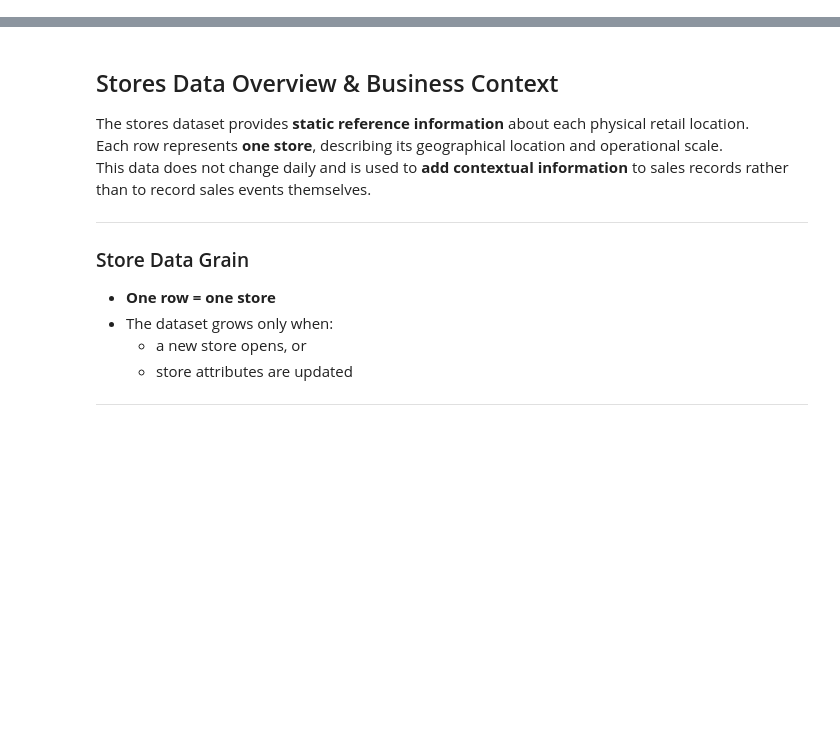
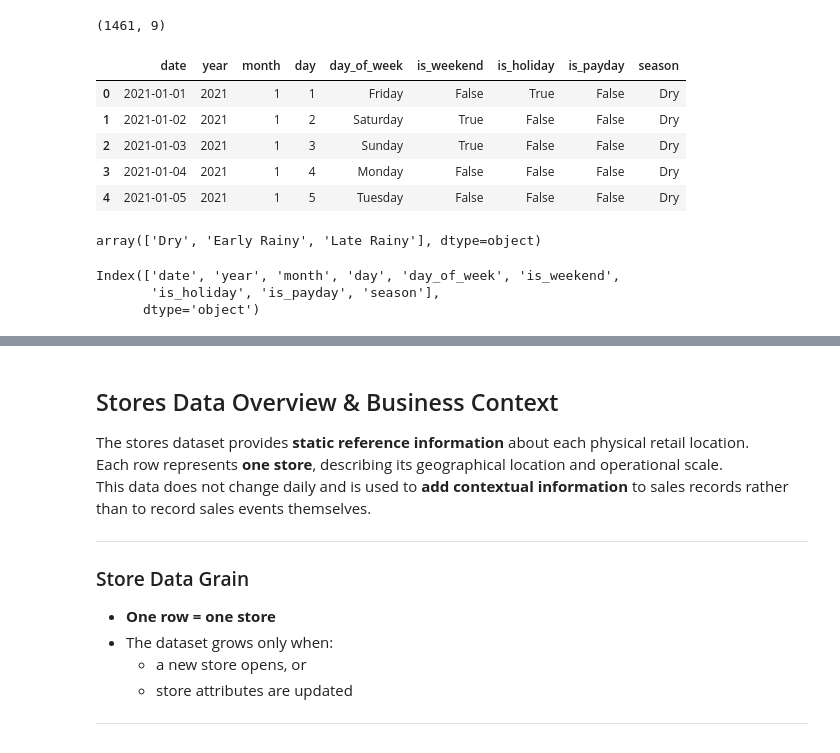
Before and after one commit to Bonaboss01/retail-sales-forecasting-genai, a Jupyter notebook: notebooks/Untitled.ipynb, the cells around one changed output, grey strips where cells are left out. Cells and saved outputs as stored; diff of their text form; code cells hidden in the pictures; blank space fills up the shorter version.

```diff
--- a/notebooks/Untitled.ipynb
+++ b/notebooks/Untitled.ipynb
@@ -10,13 +10,13 @@ sns.set(style="whitegrid")
 raw = "../data/raw"
 # %%
 # Load all datasets
-sales = pd.read_csv(f"{DATA_DIR}/sunnybest_sales.csv", parse_dates=["date"])
-products = pd.read_csv(f"{DATA_DIR}/sunnybest_products.csv")
-stores = pd.read_csv(f"{DATA_DIR}/sunnybest_stores.csv")
-calendar = pd.read_csv(f"{DATA_DIR}/sunnybest_calendar.csv", parse_dates=["date"])
-promos = pd.read_csv(f"{DATA_DIR}/sunnybest_promotions.csv", parse_dates=["date"])
-weather = pd.read_csv(f"{DATA_DIR}/sunnybest_weather.csv", parse_dates=["date"])
-inventory = pd.read_csv(f"{DATA_DIR}/sunnybest_inventory.csv", parse_dates=["date"])
+sales = pd.read_csv(f"{raw}/sunnybest_sales.csv", parse_dates=["date"])
+products = pd.read_csv(f"{raw}/sunnybest_products.csv")
+stores = pd.read_csv(f"{raw}/sunnybest_stores.csv")
+calendar = pd.read_csv(f"{raw}/sunnybest_calendar.csv", parse_dates=["date"])
+promos = pd.read_csv(f"{raw}/sunnybest_promotions.csv", parse_dates=["date"])
+weather = pd.read_csv(f"{raw}/sunnybest_weather.csv", parse_dates=["date"])
+inventory = pd.read_csv(f"{raw}/sunnybest_inventory.csv", parse_dates=["date"])
 
 
 # surpress warning
@@ -45,0 +118,23 @@ df.head()
+# %%
+calendar.shape
+# %% [output]
+(1461, 9)
+# %%
+calendar.head()
+# %% [output]
+|  | date | year | month | day | day_of_week | is_weekend | is_holiday | is_payday | season |
+| 0 | 2021-01-01 | 2021 | 1 | 1 | Friday | False | True | False | Dry |
+| 1 | 2021-01-02 | 2021 | 1 | 2 | Saturday | True | False | False | Dry |
+| 2 | 2021-01-03 | 2021 | 1 | 3 | Sunday | True | False | False | Dry |
+| 3 | 2021-01-04 | 2021 | 1 | 4 | Monday | False | False | False | Dry |
+| 4 | 2021-01-05 | 2021 | 1 | 5 | Tuesday | False | False | False | Dry |
+# %%
+calendar.season.unique()
+# %% [output]
+array(['Dry', 'Early Rainy', 'Late Rainy'], dtype=object)
+# %%
+calendar.columns
+# %% [output]
+Index(['date', 'year', 'month', 'day', 'day_of_week', 'is_weekend',
+       'is_holiday', 'is_payday', 'season'],
+      dtype='object')
```
Also changed, not shown: parts of 42 cells of this notebook, 1 other file.
